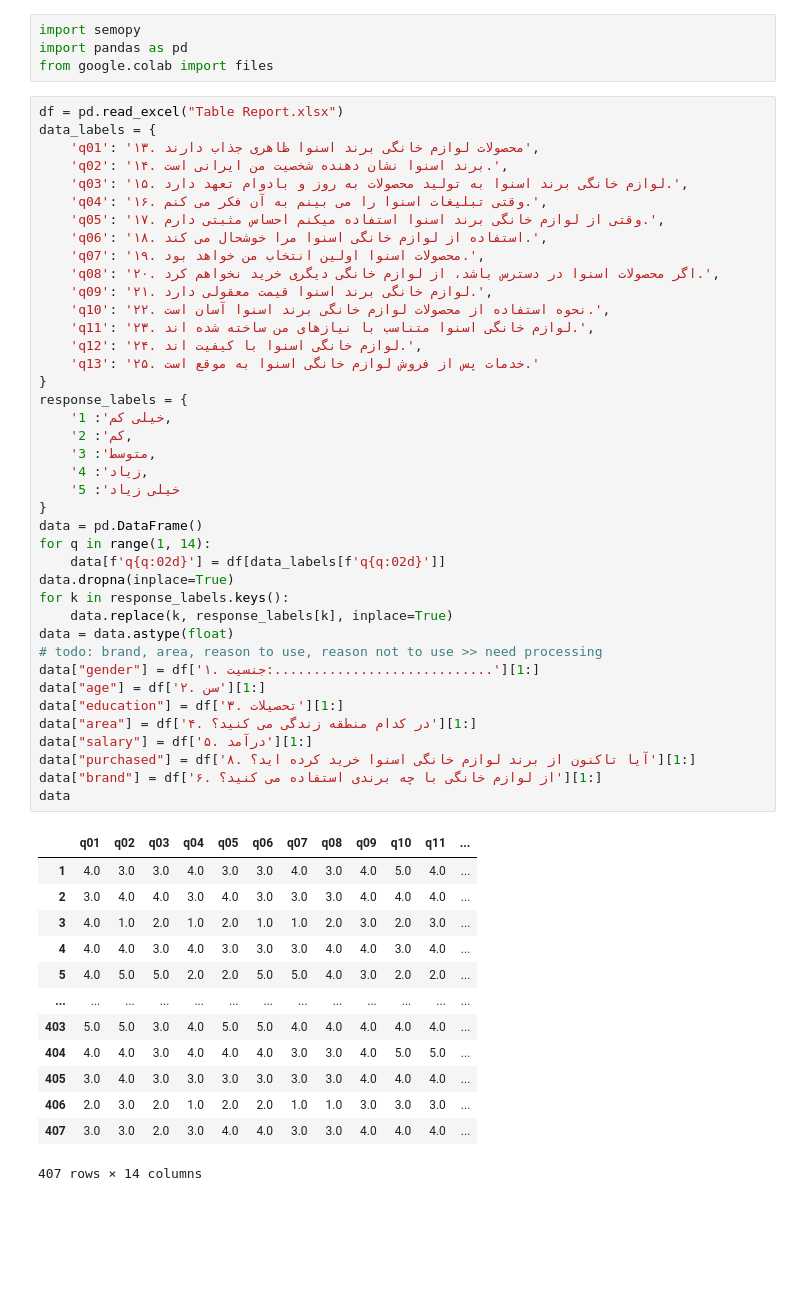
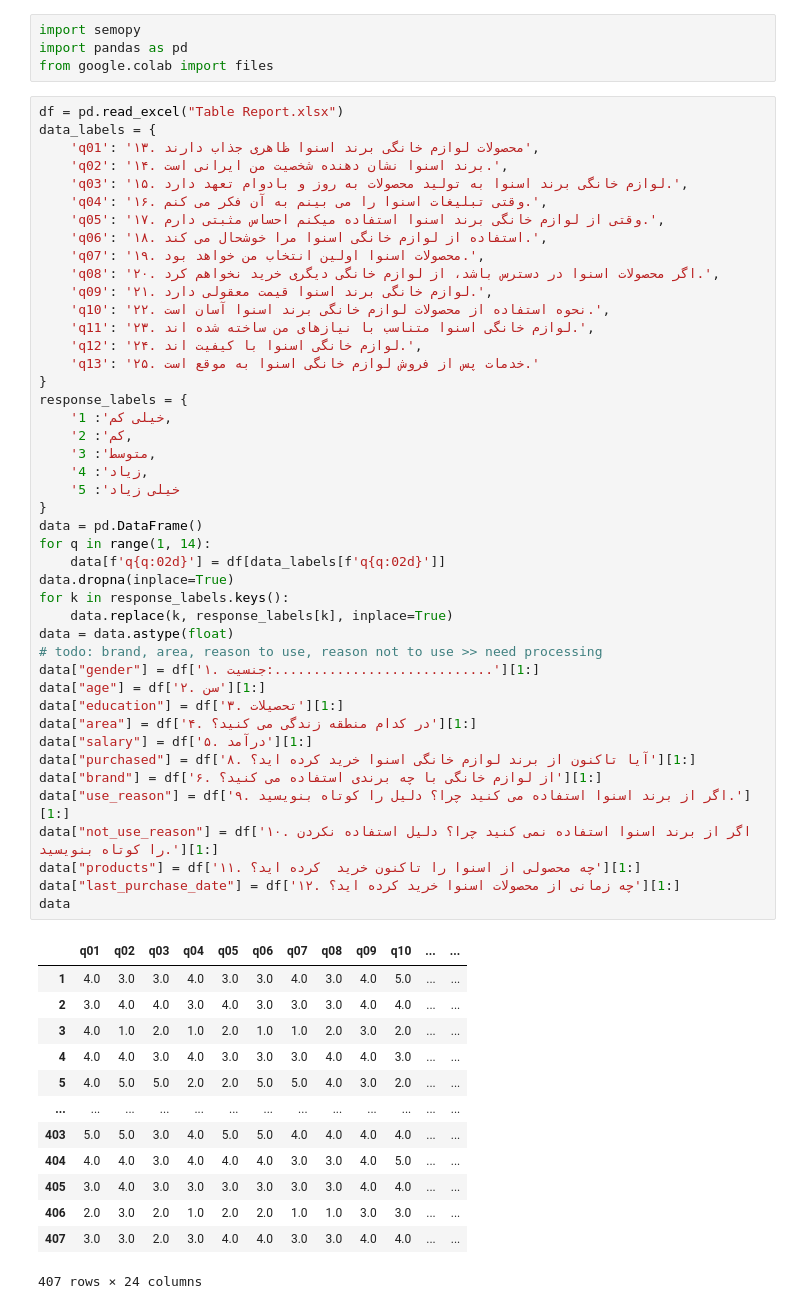
Before and after one commit to MohsenGhodrati/Homeworks, a Jupyter notebook: python-colab.ipynb, the cells around one changed output. Cells and saved outputs as stored; diff of their text form; blank space fills up the shorter version.

```diff
--- a/python-colab.ipynb
+++ b/python-colab.ipynb
@@ -76,43 +76,47 @@ data_labels = {
     'q09': '۲۱. لوازم خانگی برند اسنوا قیمت معقولی دارد.',
     'q10': '۲۲. نحوه استفاده از محصولات لوازم خانگی برند اسنوا آسان است.',
     'q11': '۲۳. لوازم خانگی اسنوا متناسب با نیازهای من ساخته شده اند.',
     'q12': '۲۴. لوازم خانگی اسنوا با کیفیت اند.',
     'q13': '۲۵. خدمات پس از فروش لوازم خانگی اسنوا به موقع است.'
 }
 response_labels = {
     'خیلی کم': 1,
     'کم': 2,
     'متوسط': 3,
     'زیاد': 4,
     'خیلی زیاد': 5
 }
 data = pd.DataFrame()
 for q in range(1, 14):
     data[f'q{q:02d}'] = df[data_labels[f'q{q:02d}']]
 data.dropna(inplace=True)
 for k in response_labels.keys():
     data.replace(k, response_labels[k], inplace=True)
 data = data.astype(float)
 # todo: brand, area, reason to use, reason not to use >> need processing
 data["gender"] = df['۱. جنسیت:............................'][1:]
 data["age"] = df['۲. سن'][1:]
 data["education"] = df['۳. تحصیلات'][1:]
 data["area"] = df['۴. در کدام منطقه زندگی می کنید؟'][1:]
 data["salary"] = df['۵. درآمد'][1:]
 data["purchased"] = df['۸. آیا تاکنون از برند لوازم خانگی اسنوا خرید کرده اید؟'][1:]
 data["brand"] = df['۶. از لوازم خانگی با چه برندی استفاده می کنید؟'][1:]
+data["use_reason"] = df['۹. اگر از برند اسنوا استفاده می کنید چرا؟ دلیل را کوتاه بنویسید.'][1:]
+data["not_use_reason"] = df['۱۰. اگر از برند اسنوا استفاده نمی کنید چرا؟ دلیل استفاده نکردن را کوتاه بنویسید.'][1:]
+data["products"] = df['۱۱. چه محصولی از اسنوا را تاکنون خرید  کرده اید؟'][1:]
+data["last_purchase_date"] = df['۱۲. چه زمانی از محصولات اسنوا خرید کرده اید؟'][1:]
 data
 # %% [output]
-|  | q01 | q02 | q03 | q04 | q05 | q06 | q07 | q08 | q09 | q10 | q11 | ... |
-| 1 | 4.0 | 3.0 | 3.0 | 4.0 | 3.0 | 3.0 | 4.0 | 3.0 | 4.0 | 5.0 | 4.0 | ... |
-| 2 | 3.0 | 4.0 | 4.0 | 3.0 | 4.0 | 3.0 | 3.0 | 3.0 | 4.0 | 4.0 | 4.0 | ... |
-| 3 | 4.0 | 1.0 | 2.0 | 1.0 | 2.0 | 1.0 | 1.0 | 2.0 | 3.0 | 2.0 | 3.0 | ... |
-| 4 | 4.0 | 4.0 | 3.0 | 4.0 | 3.0 | 3.0 | 3.0 | 4.0 | 4.0 | 3.0 | 4.0 | ... |
-| 5 | 4.0 | 5.0 | 5.0 | 2.0 | 2.0 | 5.0 | 5.0 | 4.0 | 3.0 | 2.0 | 2.0 | ... |
+|  | q01 | q02 | q03 | q04 | q05 | q06 | q07 | q08 | q09 | q10 | ... | ... |
+| 1 | 4.0 | 3.0 | 3.0 | 4.0 | 3.0 | 3.0 | 4.0 | 3.0 | 4.0 | 5.0 | ... | ... |
+| 2 | 3.0 | 4.0 | 4.0 | 3.0 | 4.0 | 3.0 | 3.0 | 3.0 | 4.0 | 4.0 | ... | ... |
+| 3 | 4.0 | 1.0 | 2.0 | 1.0 | 2.0 | 1.0 | 1.0 | 2.0 | 3.0 | 2.0 | ... | ... |
+| 4 | 4.0 | 4.0 | 3.0 | 4.0 | 3.0 | 3.0 | 3.0 | 4.0 | 4.0 | 3.0 | ... | ... |
+| 5 | 4.0 | 5.0 | 5.0 | 2.0 | 2.0 | 5.0 | 5.0 | 4.0 | 3.0 | 2.0 | ... | ... |
 | ... | ... | ... | ... | ... | ... | ... | ... | ... | ... | ... | ... | ... |
-| 403 | 5.0 | 5.0 | 3.0 | 4.0 | 5.0 | 5.0 | 4.0 | 4.0 | 4.0 | 4.0 | 4.0 | ... |
-| 404 | 4.0 | 4.0 | 3.0 | 4.0 | 4.0 | 4.0 | 3.0 | 3.0 | 4.0 | 5.0 | 5.0 | ... |
-| 405 | 3.0 | 4.0 | 3.0 | 3.0 | 3.0 | 3.0 | 3.0 | 3.0 | 4.0 | 4.0 | 4.0 | ... |
-| 406 | 2.0 | 3.0 | 2.0 | 1.0 | 2.0 | 2.0 | 1.0 | 1.0 | 3.0 | 3.0 | 3.0 | ... |
-| 407 | 3.0 | 3.0 | 2.0 | 3.0 | 4.0 | 4.0 | 3.0 | 3.0 | 4.0 | 4.0 | 4.0 | ... |
+| 403 | 5.0 | 5.0 | 3.0 | 4.0 | 5.0 | 5.0 | 4.0 | 4.0 | 4.0 | 4.0 | ... | ... |
+| 404 | 4.0 | 4.0 | 3.0 | 4.0 | 4.0 | 4.0 | 3.0 | 3.0 | 4.0 | 5.0 | ... | ... |
+| 405 | 3.0 | 4.0 | 3.0 | 3.0 | 3.0 | 3.0 | 3.0 | 3.0 | 4.0 | 4.0 | ... | ... |
+| 406 | 2.0 | 3.0 | 2.0 | 1.0 | 2.0 | 2.0 | 1.0 | 1.0 | 3.0 | 3.0 | ... | ... |
+| 407 | 3.0 | 3.0 | 2.0 | 3.0 | 4.0 | 4.0 | 3.0 | 3.0 | 4.0 | 4.0 | ... | ... |
-407 rows × 14 columns
+407 rows × 24 columns
```
Also changed, not shown: parts of 3 cells of this notebook.
